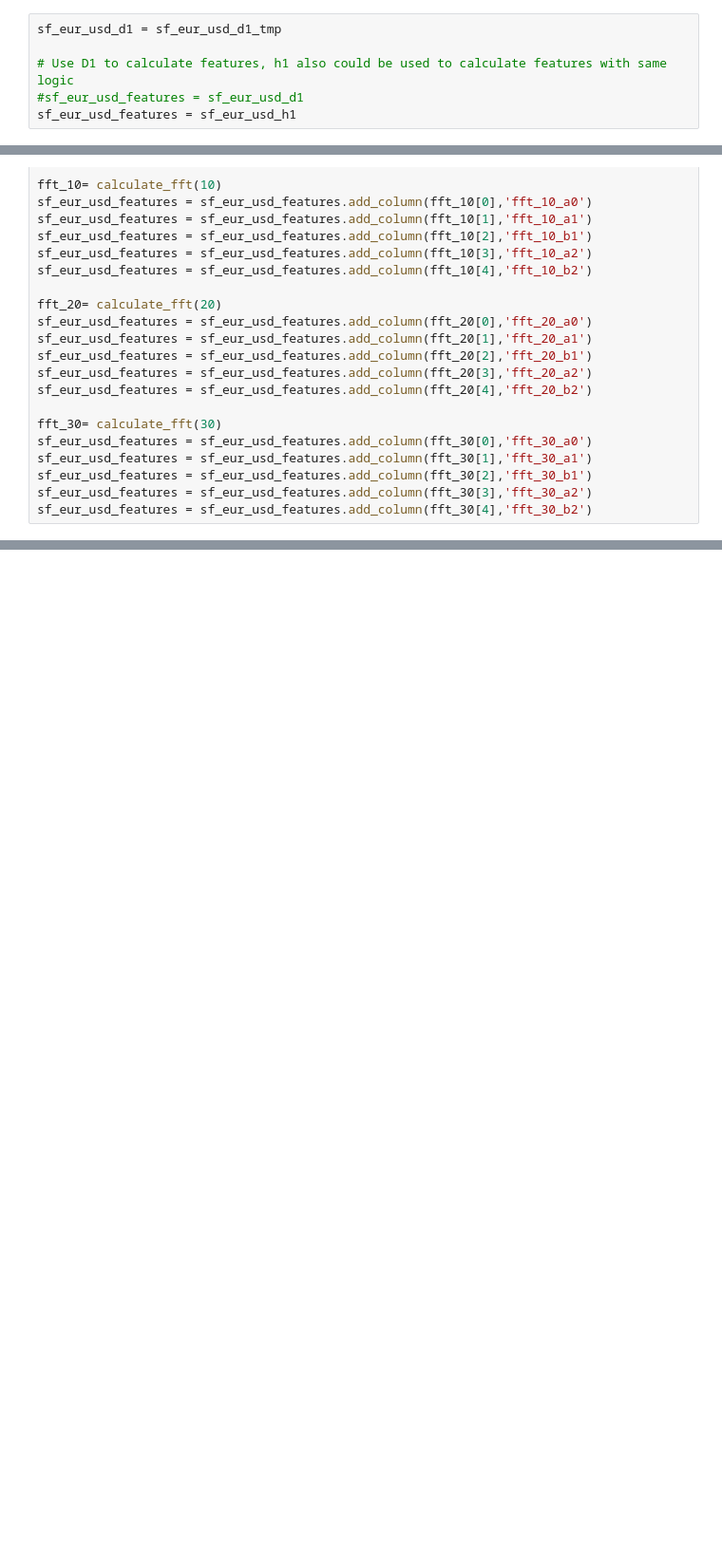
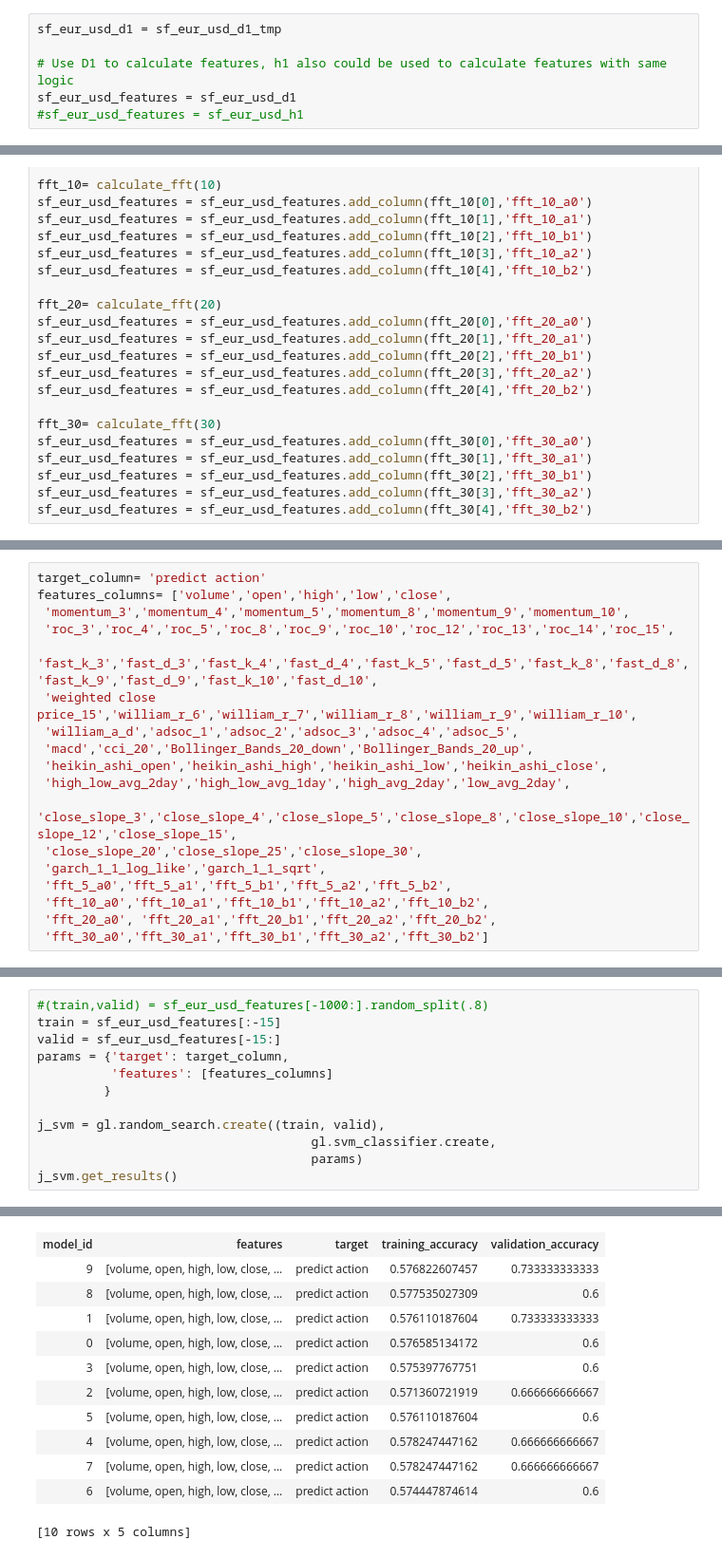
Before and after one commit to yuecong/autotrade, a Jupyter notebook: autotrade_gl_version.ipynb, the cells around one changed output, grey strips where cells are left out. Shown: that part at 95% size. Saved outputs shown, nothing was run; the diff lists cells and outputs as text; blank space fills up the shorter version.

Commit message:
Add grid search for model training

```diff
--- a/autotrade_gl_version.ipynb
+++ b/autotrade_gl_version.ipynb
@@ -77,8 +82,8 @@ sf_eur_usd_d1_tmp = sf_eur_usd_d1_tmp.remove_columns(['Sum of open_volume','Sum
 sf_eur_usd_d1 = sf_eur_usd_d1_tmp
 
 # Use D1 to calculate features, h1 also could be used to calculate features with same logic
-#sf_eur_usd_features = sf_eur_usd_d1
-sf_eur_usd_features = sf_eur_usd_h1
+sf_eur_usd_features = sf_eur_usd_d1
+#sf_eur_usd_features = sf_eur_usd_h1
 # %%
 pip_unit = 10000
 close_list = sf_eur_usd_features ['close']
@@ -526,0 +546,18 @@ Opening Canvas in default web browser.
+# %%
+target_column= 'predict action'
+features_columns= ['volume','open','high','low','close',
+ 'momentum_3','momentum_4','momentum_5','momentum_8','momentum_9','momentum_10',
+ 'roc_3','roc_4','roc_5','roc_8','roc_9','roc_10','roc_12','roc_13','roc_14','roc_15',
+ 'fast_k_3','fast_d_3','fast_k_4','fast_d_4','fast_k_5','fast_d_5','fast_k_8','fast_d_8','fast_k_9','fast_d_9','fast_k_10','fast_d_10',
+ 'weighted close price_15','william_r_6','william_r_7','william_r_8','william_r_9','william_r_10',
+ 'william_a_d','adsoc_1','adsoc_2','adsoc_3','adsoc_4','adsoc_5',
+ 'macd','cci_20','Bollinger_Bands_20_down','Bollinger_Bands_20_up',
+ 'heikin_ashi_open','heikin_ashi_high','heikin_ashi_low','heikin_ashi_close',
+ 'high_low_avg_2day','high_low_avg_1day','high_avg_2day','low_avg_2day',
+ 'close_slope_3','close_slope_4','close_slope_5','close_slope_8','close_slope_10','close_slope_12','close_slope_15',
+ 'close_slope_20','close_slope_25','close_slope_30',
+ 'garch_1_1_log_like','garch_1_1_sqrt',
+ 'fft_5_a0','fft_5_a1','fft_5_b1','fft_5_a2','fft_5_b2',
+ 'fft_10_a0','fft_10_a1','fft_10_b1','fft_10_a2','fft_10_b2',
+ 'fft_20_a0', 'fft_20_a1','fft_20_b1','fft_20_a2','fft_20_b2',
+ 'fft_30_a0','fft_30_a1','fft_30_b1','fft_30_a2','fft_30_b2']
@@ -526,0 +586,13 @@ Opening Canvas in default web browser.
+# %%
+#(train,valid) = sf_eur_usd_features[-1000:].random_split(.8)
+train = sf_eur_usd_features[:-15]
+valid = sf_eur_usd_features[-15:]
+params = {'target': target_column,
+          'features': [features_columns]
+         }
+
+j_svm = gl.random_search.create((train, valid),
+                                     gl.svm_classifier.create,
+                                     params)
+j_svm.get_results()
+# %% [output]
@@ -526,0 +607,12 @@ Opening Canvas in default web browser.
+| model_id | features | target | training_accuracy | validation_accuracy |
+| 9 | [volume, open, high, low, close, ... | predict action | 0.576822607457 | 0.733333333333 |
+| 8 | [volume, open, high, low, close, ... | predict action | 0.577535027309 | 0.6 |
+| 1 | [volume, open, high, low, close, ... | predict action | 0.576110187604 | 0.733333333333 |
+| 0 | [volume, open, high, low, close, ... | predict action | 0.576585134172 | 0.6 |
+| 3 | [volume, open, high, low, close, ... | predict action | 0.575397767751 | 0.6 |
+| 2 | [volume, open, high, low, close, ... | predict action | 0.571360721919 | 0.666666666667 |
+| 5 | [volume, open, high, low, close, ... | predict action | 0.576110187604 | 0.6 |
+| 4 | [volume, open, high, low, close, ... | predict action | 0.578247447162 | 0.666666666667 |
+| 7 | [volume, open, high, low, close, ... | predict action | 0.578247447162 | 0.666666666667 |
+| 6 | [volume, open, high, low, close, ... | predict action | 0.574447874614 | 0.6 |
+[10 rows x 5 columns]
```
Also changed, not shown: parts of 16 cells of this notebook.
